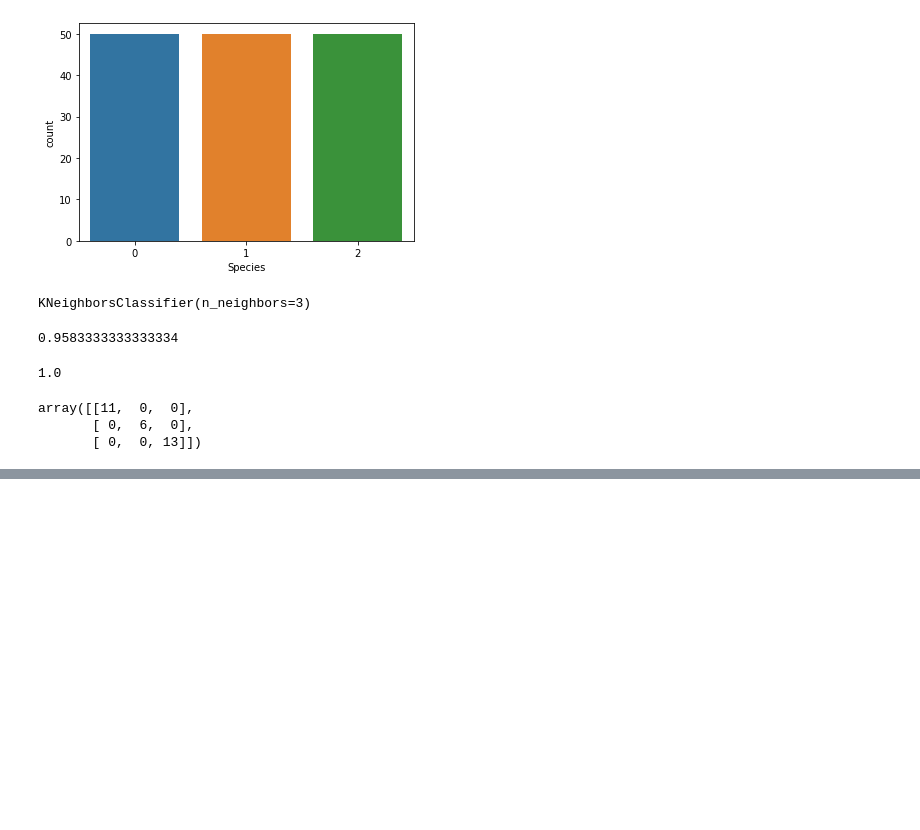
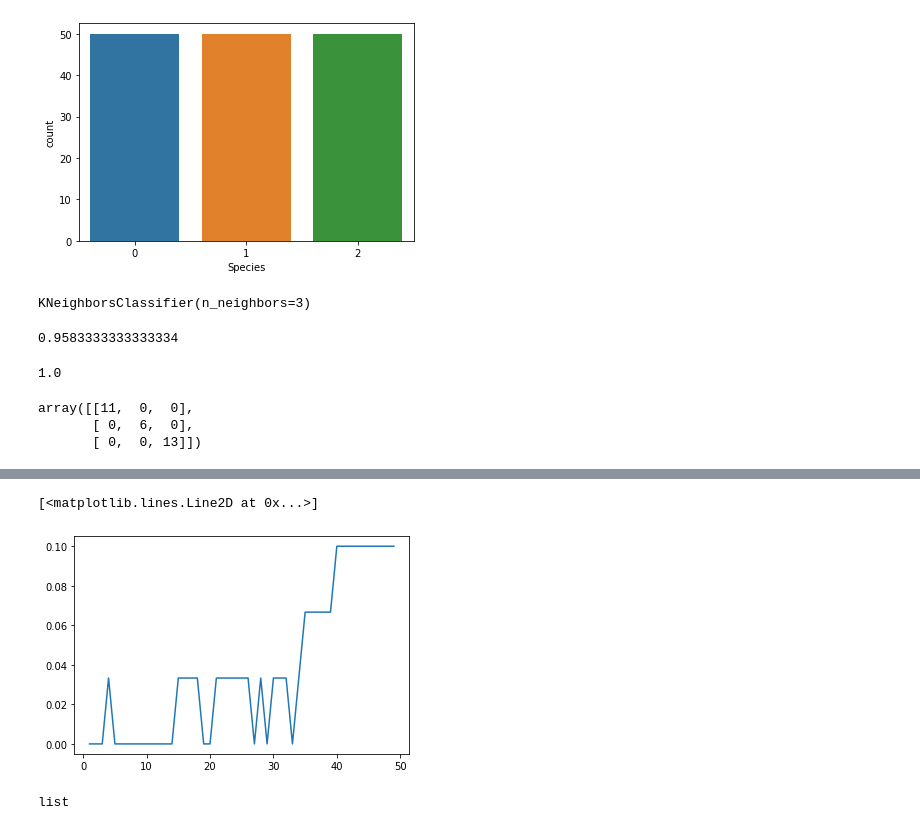
Before and after one commit to EshaanJoshiSDBI/Notes, a Jupyter notebook: Sem4/Fundamentals of Pattern Recognition/Dec15.ipynb, the cells around one changed output, grey strips where cells are left out. Drawn from its saved outputs; the diff is of its cells as text; code cells hidden in the pictures; blank space fills up the shorter version.

```diff
--- a/Sem4/Fundamentals of Pattern Recognition/Dec15.ipynb
+++ b/Sem4/Fundamentals of Pattern Recognition/Dec15.ipynb
@@ -103,0 +162,9 @@ array([[11,  0,  0],
+# %%
+plt.plot(range(1,50),error)
+# %% [output]
+[<matplotlib.lines.Line2D at 0x...>]
+[figure, added]
+# %%
+type(error)
+# %% [output]
+list
```
Also changed, not shown: parts of 15 cells of this notebook.
